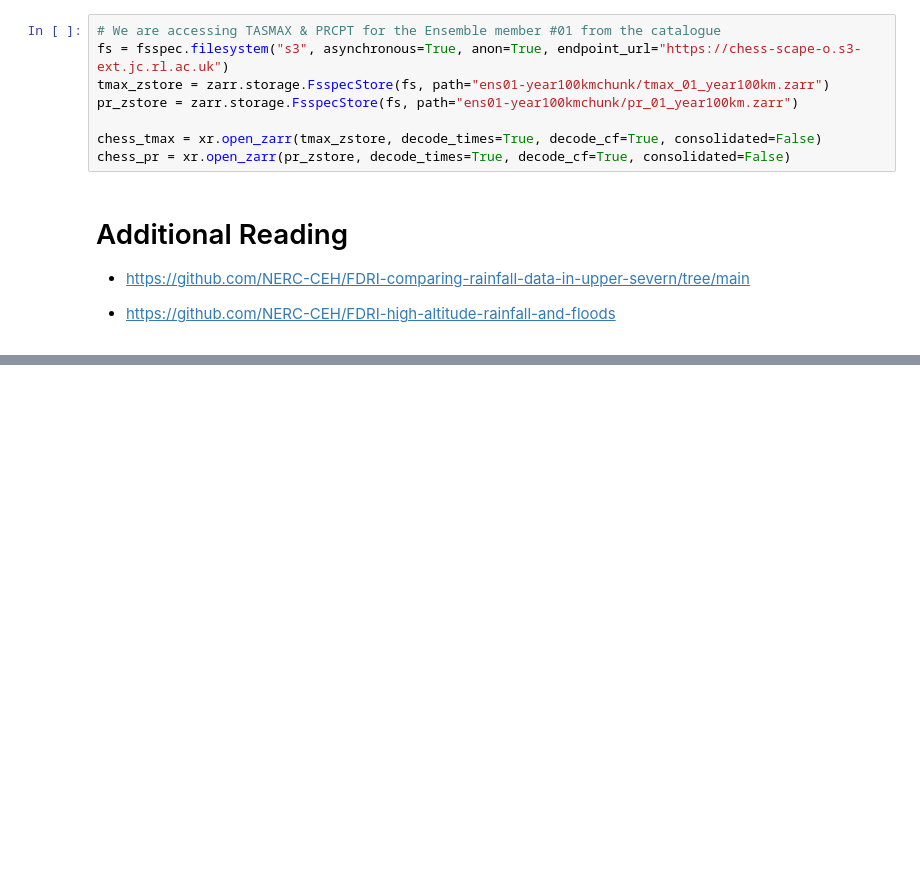
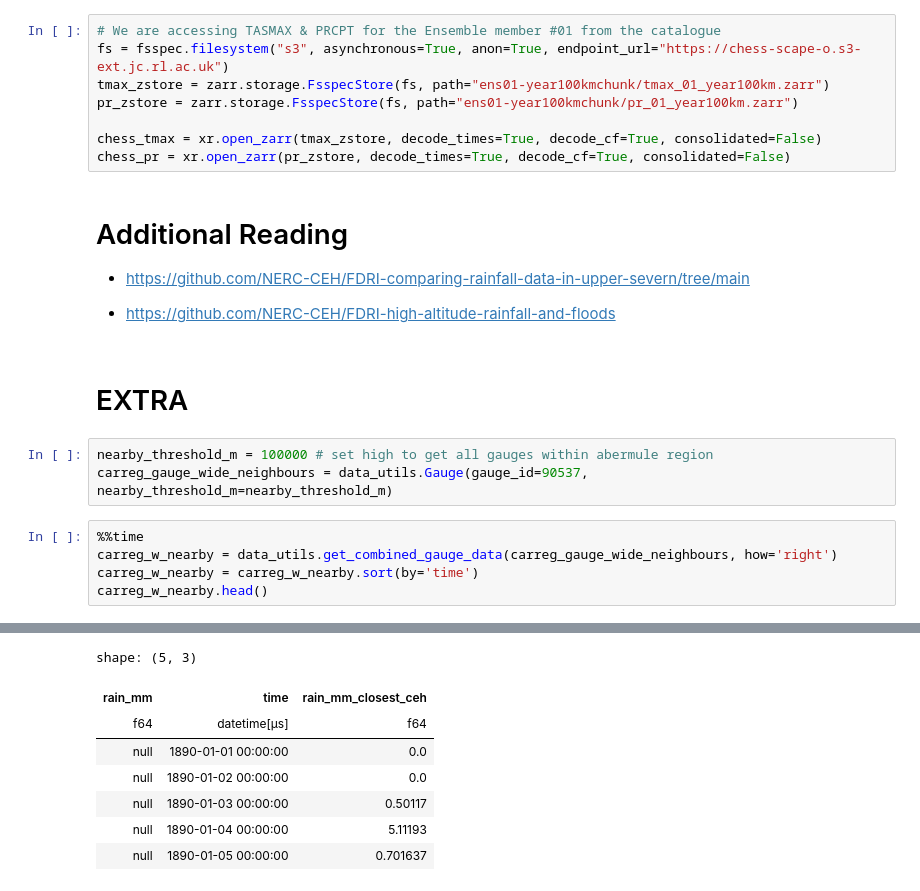
Before and after one commit to Thomasjkeel/UKCEH_Summer_School, a Jupyter notebook: Workshop_4/Workshop_4_rainfall_uncertainty.ipynb, the cells around one changed output, grey strips where cells are left out. Saved outputs shown, nothing was run; the diff lists cells and outputs as text; blank space fills up the shorter version.

```diff
--- a/Workshop_4/Workshop_4_rainfall_uncertainty.ipynb
+++ b/Workshop_4/Workshop_4_rainfall_uncertainty.ipynb
@@ -407,3 +447,14 @@ chess_pr = xr.open_zarr(pr_zstore, decode_times=True, decode_cf=True, consolidat
 - <https://github.com/NERC-CEH/FDRI-comparing-rainfall-data-in-upper-severn/tree/main>
 
 - <https://github.com/NERC-CEH/FDRI-high-altitude-rainfall-and-floods>
+# %% [markdown]
+# EXTRA
+# %%
+nearby_threshold_m = 100000 # set high to get all gauges within abermule region
+carreg_gauge_wide_neighbours = data_utils.Gauge(gauge_id=90537, nearby_threshold_m=nearby_threshold_m)
+# %%
+%%time
+carreg_w_nearby = data_utils.get_combined_gauge_data(carreg_gauge_wide_neighbours, how='right')
+carreg_w_nearby = carreg_w_nearby.sort(by='time')
+carreg_w_nearby.head()
+# %% [output]
@@ -409,0 +463,8 @@ chess_pr = xr.open_zarr(pr_zstore, decode_times=True, decode_cf=True, consolidat
+shape: (5, 3)
+| rain_mm | time | rain_mm_closest_ceh |
+| f64 | datetime[μs] | f64 |
+| null | 1890-01-01 00:00:00 | 0.0 |
+| null | 1890-01-02 00:00:00 | 0.0 |
+| null | 1890-01-03 00:00:00 | 0.50117 |
+| null | 1890-01-04 00:00:00 | 5.11193 |
+| null | 1890-01-05 00:00:00 | 0.701637 |
```
Also changed, not shown: parts of 32 cells of this notebook, 3 other files.
